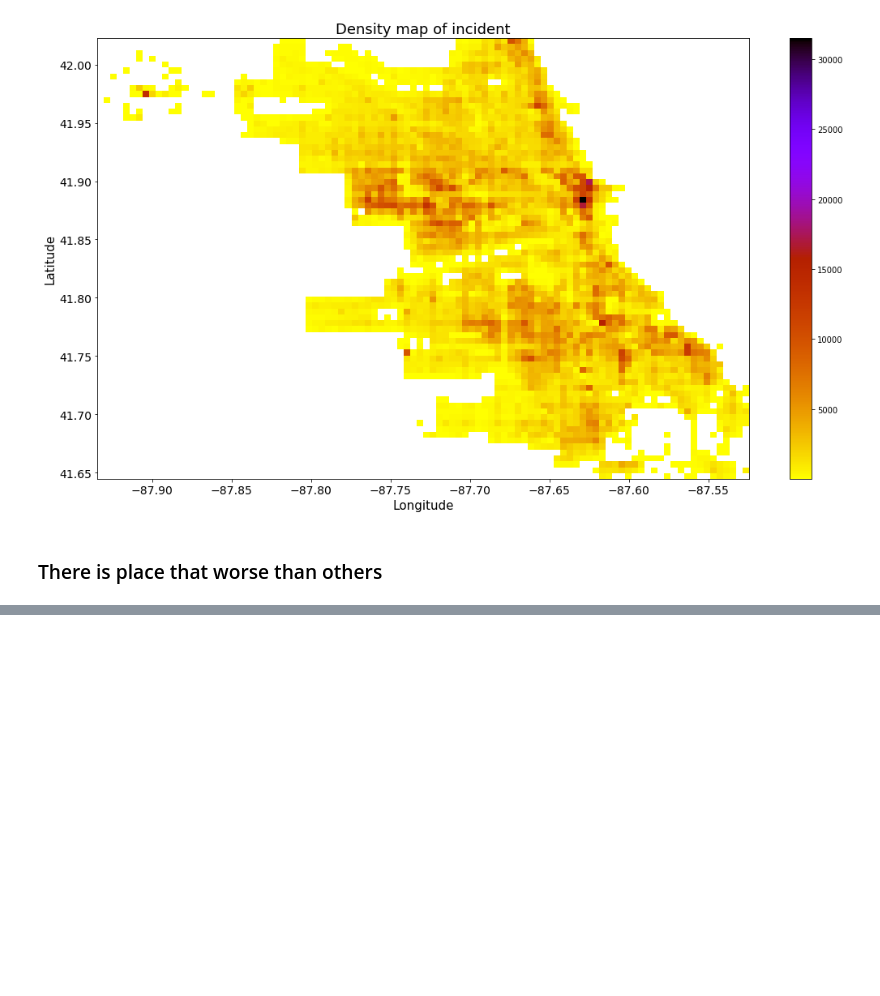
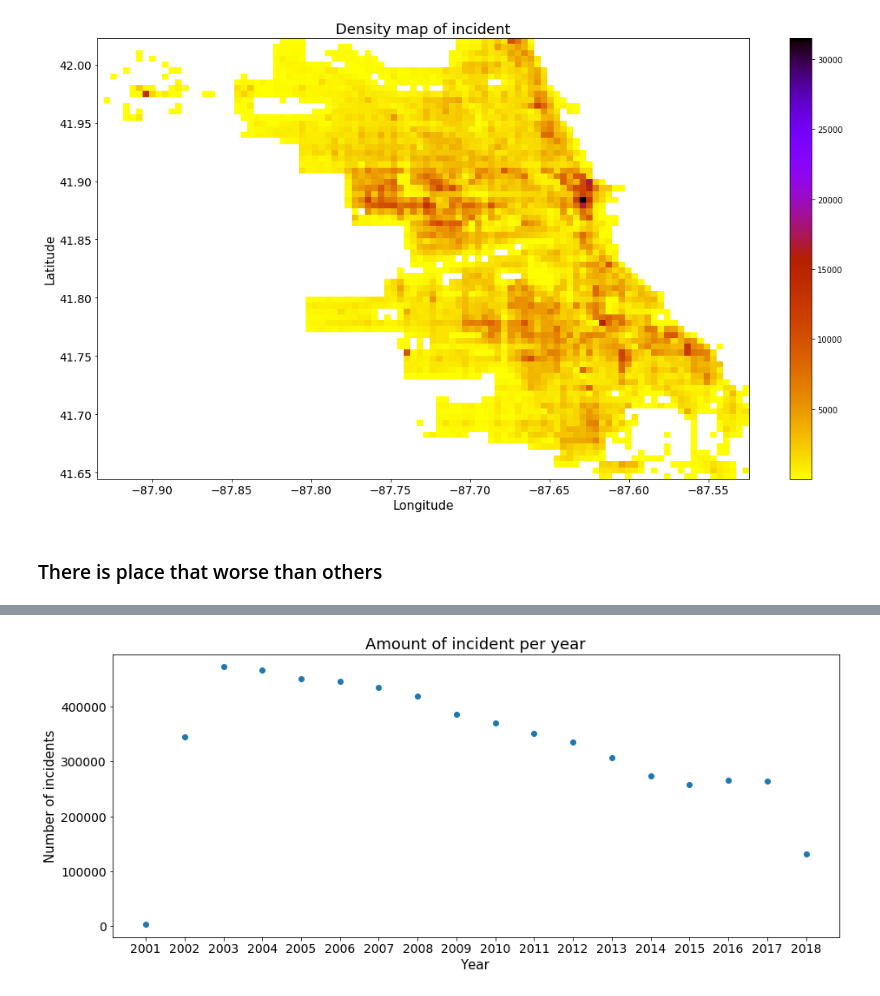
Before and after one commit to belkasanek/eda_chicago_crime_data, a Jupyter notebook: chicago_crimes_eda.ipynb, the cells around one changed output, grey strips where cells are left out. Drawn from its saved outputs; the diff is of its cells as text; code cells hidden in the pictures; blank space fills up the shorter version.

Commit message:
Add graphs about amount of incident in depend on year, month and day of week

```diff
--- a/chicago_crimes_eda.ipynb
+++ b/chicago_crimes_eda.ipynb
@@ -319,0 +320,13 @@ fig.tight_layout()
+# %%
+temp = df.groupby(by='Year')['ID'].count().reset_index()
+# %%
+fig = plt.figure(figsize=(15, 6))
+plt.scatter(x=temp['Year'], y=temp['ID'])
+
+plt.xlabel('Year', fontsize=15)
+plt.ylabel('Number of incidents', fontsize=15)
+plt.yticks(fontsize=14)
+plt.xticks(range(2001, 2019, 1), fontsize=14)
+plt.title('Amount of incident per year', fontsize=18);
+# %% [output]
+[figure, added]
```
Also changed, not shown: parts of 11 cells of this notebook.
